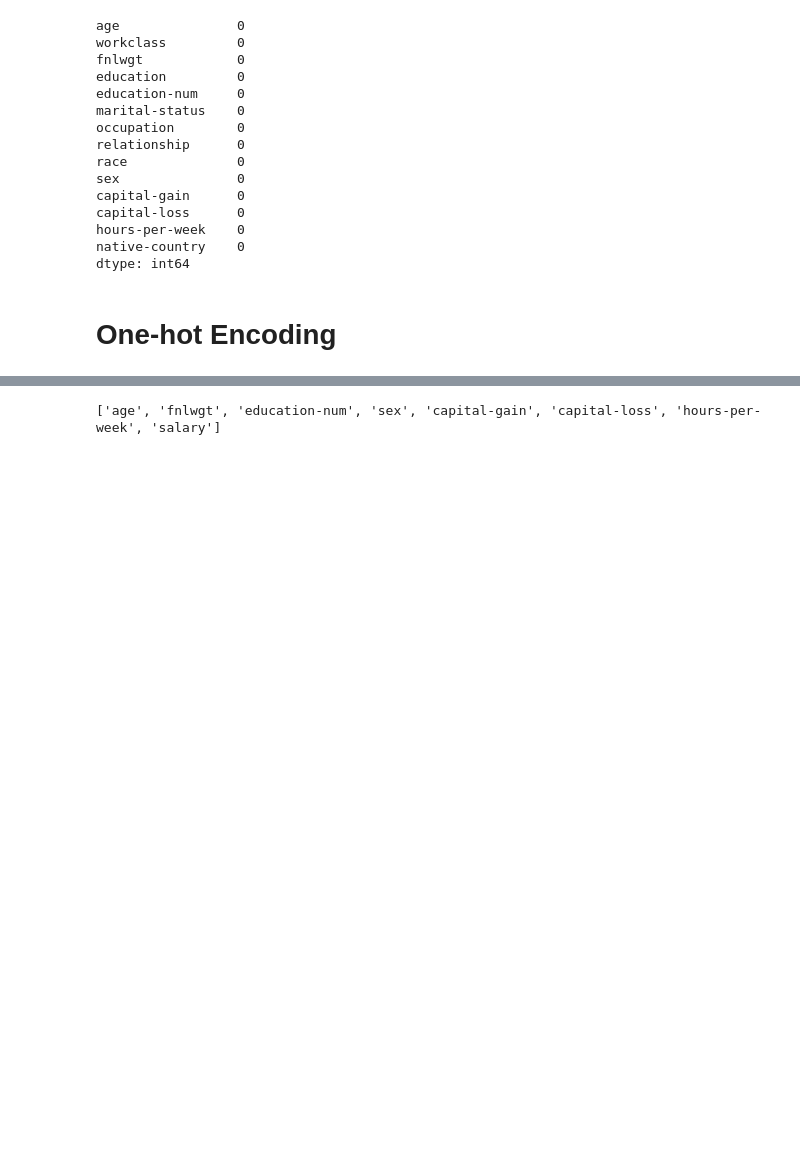
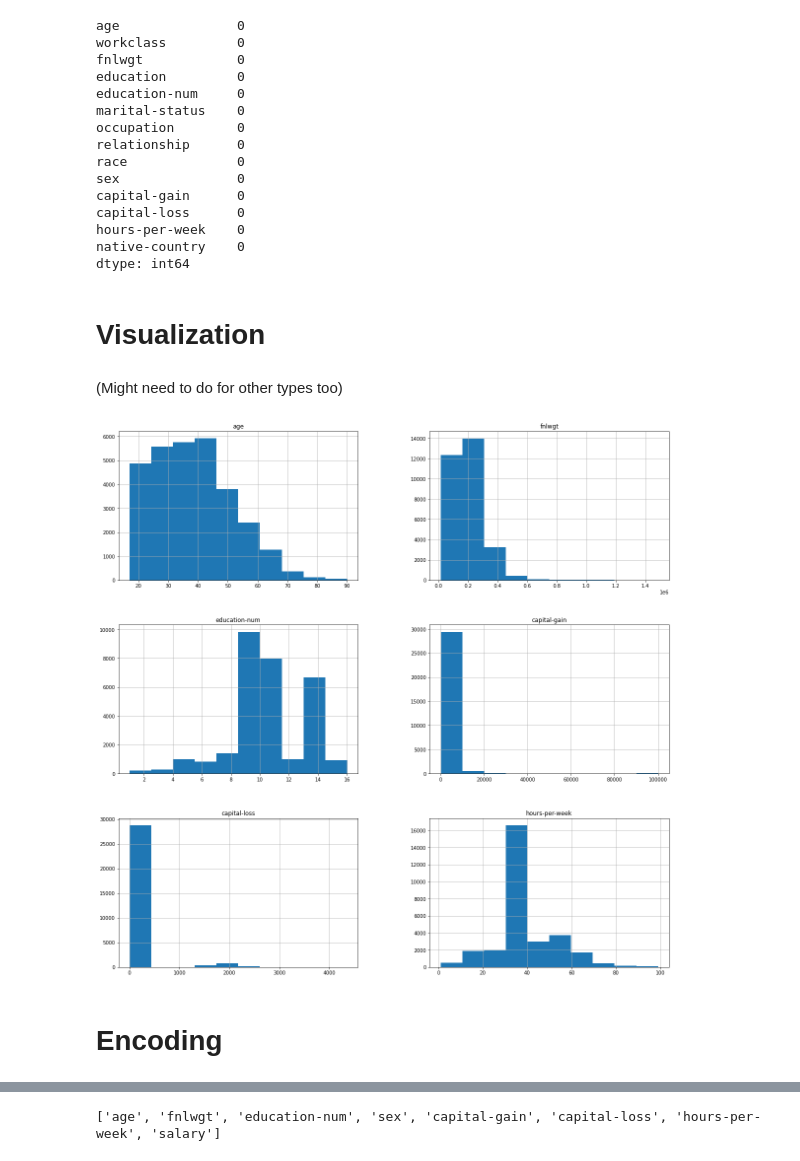
Before and after one commit to Comp551-mini1/p1, a Jupyter notebook: Project_1.ipynb, the cells around one changed output, grey strips where cells are left out. Saved outputs shown, nothing was run; the diff lists cells and outputs as text; code cells hidden in the pictures; blank space fills up the shorter version.

```diff
--- a/Project_1.ipynb
+++ b/Project_1.ipynb
@@ -105,3 +89,15 @@ capital-loss      0
 hours-per-week    0
 native-country    0
 dtype: int64
+# %% [markdown]
+# Visualization
+# %% [markdown]
+(Might need to do for other types too)
+# %%
+# a histogram display the adult data with
+# y-axis = number of people and
+# x-axis = value of feature
+
+p = df.hist(figsize = (20,20))
+# %% [output]
+[figure, added]
@@ -108,3 +106,3 @@ dtype: int64
 # %% [markdown]
-# One-hot Encoding
+# Encoding
 # %%
```
Also changed, not shown: parts of 64 cells of this notebook.
